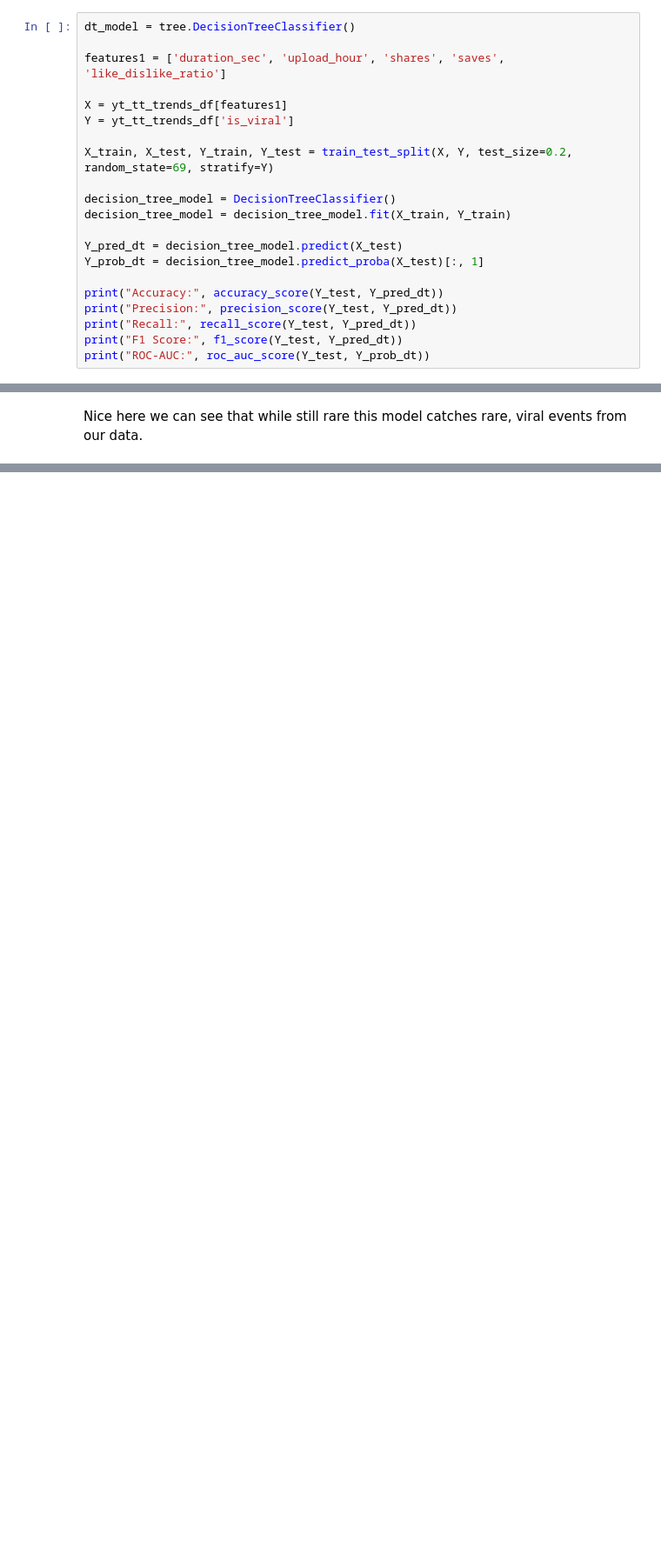
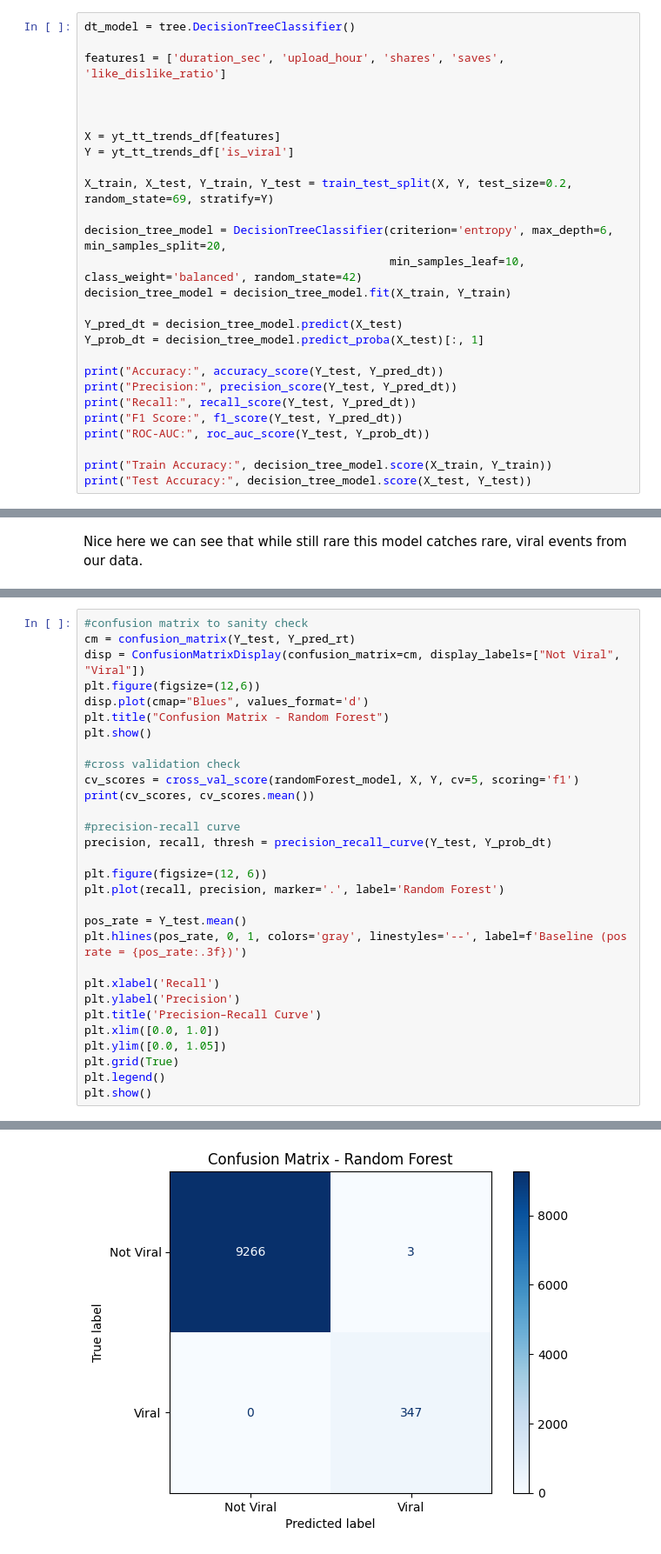
Before and after one commit to theoverthere/CS577-SEMESTER_PROJECT-VIRALITY_ANALYSIS, a Jupyter notebook: yt-tt-trend-analysis.ipynb, the cells around one changed output, grey strips where cells are left out. Shown at 87% size. Saved outputs shown, nothing was run; the diff lists cells and outputs as text; blank space fills up the shorter version.

```diff
--- a/yt-tt-trend-analysis.ipynb
+++ b/yt-tt-trend-analysis.ipynb
@@ -898,12 +1023,15 @@ dt_model = tree.DecisionTreeClassifier()
 
 features1 = ['duration_sec', 'upload_hour', 'shares', 'saves', 'like_dislike_ratio']
 
-X = yt_tt_trends_df[features1]
+
+
+X = yt_tt_trends_df[features]
 Y = yt_tt_trends_df['is_viral']
 
 X_train, X_test, Y_train, Y_test = train_test_split(X, Y, test_size=0.2, random_state=69, stratify=Y)
 
-decision_tree_model = DecisionTreeClassifier()
+decision_tree_model = DecisionTreeClassifier(criterion='entropy', max_depth=6, min_samples_split=20,
+                                             min_samples_leaf=10, class_weight='balanced', random_state=42)
 decision_tree_model = decision_tree_model.fit(X_train, Y_train)
 
 Y_pred_dt = decision_tree_model.predict(X_test)
@@ -914,4 +1042,7 @@ print("Precision:", precision_score(Y_test, Y_pred_dt))
 print("Recall:", recall_score(Y_test, Y_pred_dt))
 print("F1 Score:", f1_score(Y_test, Y_pred_dt))
 print("ROC-AUC:", roc_auc_score(Y_test, Y_prob_dt))
+
+print("Train Accuracy:", decision_tree_model.score(X_train, Y_train))
+print("Test Accuracy:", decision_tree_model.score(X_test, Y_test))
 # %% [output]
@@ -1007,0 +1143,31 @@ Nice here we can see that while still rare this model catches rare, viral events
+# %%
+#confusion matrix to sanity check
+cm = confusion_matrix(Y_test, Y_pred_rt)
+disp = ConfusionMatrixDisplay(confusion_matrix=cm, display_labels=["Not Viral", "Viral"])
+plt.figure(figsize=(12,6))
+disp.plot(cmap="Blues", values_format='d')
+plt.title("Confusion Matrix - Random Forest")
+plt.show()
+
+#cross validation check
+cv_scores = cross_val_score(randomForest_model, X, Y, cv=5, scoring='f1')
+print(cv_scores, cv_scores.mean())
+
+#precision-recall curve
+precision, recall, thresh = precision_recall_curve(Y_test, Y_prob_dt)
+
+plt.figure(figsize=(12, 6))
+plt.plot(recall, precision, marker='.', label='Random Forest')
+
+pos_rate = Y_test.mean()
+plt.hlines(pos_rate, 0, 1, colors='gray', linestyles='--', label=f'Baseline (pos rate = {pos_rate:.3f})')
+
+plt.xlabel('Recall')
+plt.ylabel('Precision')
+plt.title('Precision–Recall Curve')
+plt.xlim([0.0, 1.0])
+plt.ylim([0.0, 1.05])
+plt.grid(True)
+plt.legend()
+plt.show()
+# %% [output]
@@ -1007,0 +1175 @@ Nice here we can see that while still rare this model catches rare, viral events
+[figure, added]
```
Also changed, not shown: parts of 23 cells of this notebook, 1 other file.
